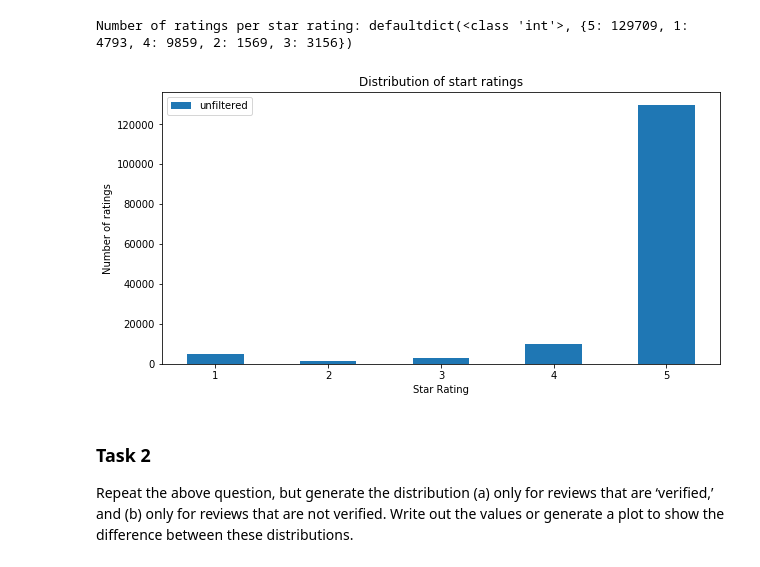
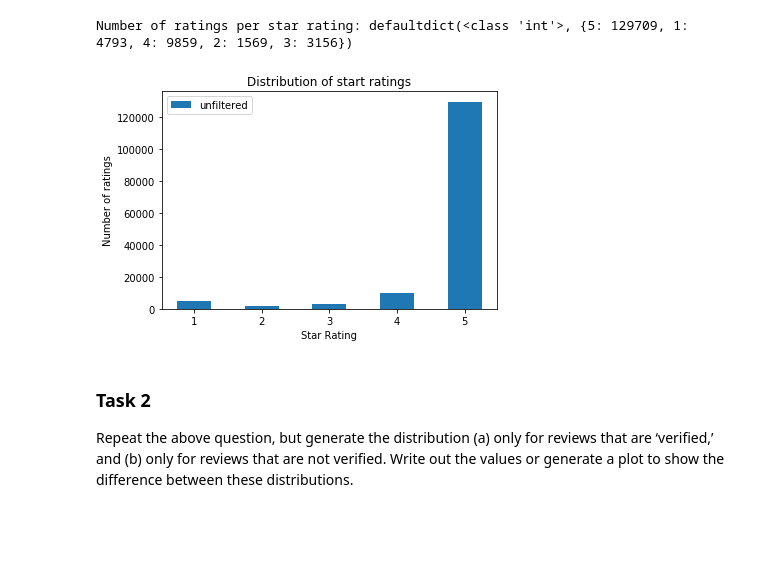
Before and after one commit to kristogj/recommender-systems, a Jupyter notebook: hw1/KristofferGjerde - hw1.ipynb, the cells around one changed output. Drawn from its saved outputs; the diff is of its cells as text; code cells hidden in the pictures; blank space fills up the shorter version.

```diff
--- a/hw1/KristofferGjerde - hw1.ipynb
+++ b/hw1/KristofferGjerde - hw1.ipynb
@@ -59,20 +59,20 @@ Number of ratings per star rating: defaultdict(<class 'int'>, {5: 129709, 1: 479
 # %%
 import matplotlib.pyplot as plt
 def categorical_plot(names, *dicts):
-    plt.figure(figsize=(10, 5))
+    #plt.figure(figsize=(10, 5))
     plt.title('Distribution of start ratings')
     for i, d in enumerate(dicts):
         items = sorted(d.items())
         category, value = zip(*items)
         plt.bar(category, value, width=0.5, label=names[i])
     plt.xlabel('Star Rating')
     plt.ylabel('Number of ratings')
     plt.legend(loc='best')
     plt.show()
 
 categorical_plot(["unfiltered"], ratings_count)
 # %% [output]
-[figure, old version]
+[figure, new version]
 # %% [markdown]
 ### Task 2
 Repeat the above question, but generate the distribution (a) only for reviews that are ‘verified,’ and (b) only for reviews that are not verified. Write out the values or generate a plot to show
```
Also changed, not shown: parts of 19 cells of this notebook, 10 other files.
